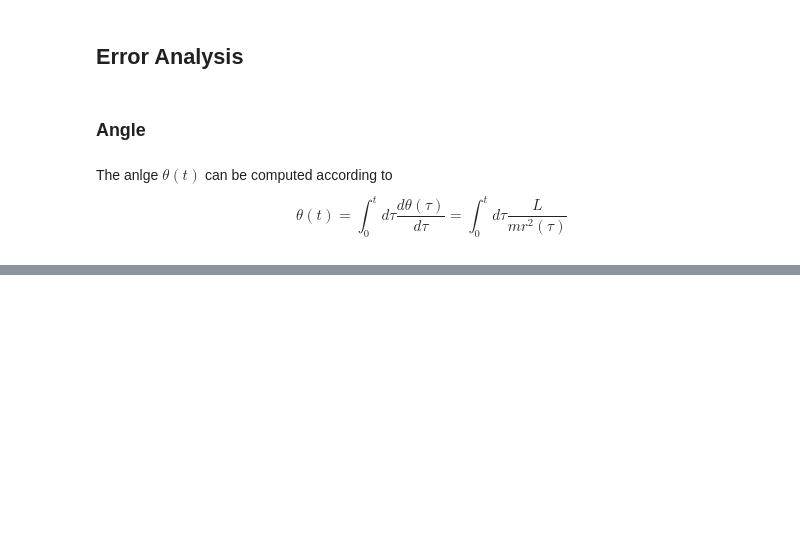
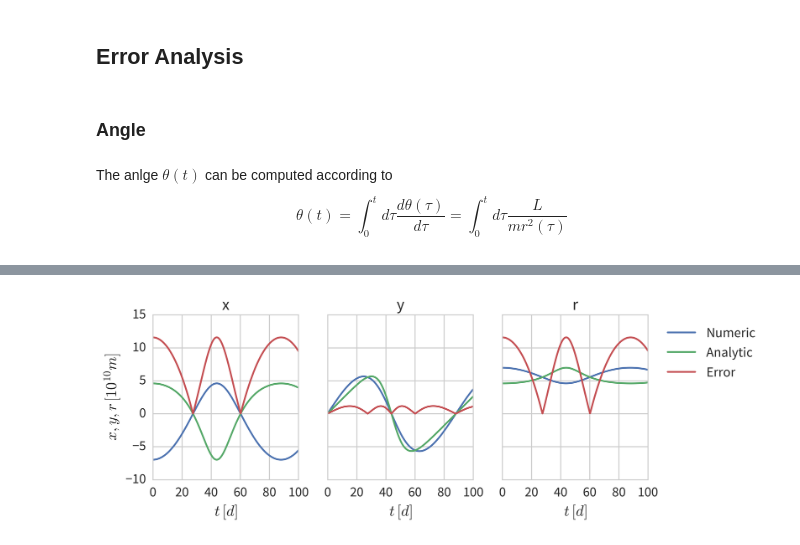
Before and after one commit to ckoerber/mercury-numerical, a Jupyter notebook: scripts/OrbitAnalysis.ipynb, the cells around one changed output, grey strips where cells are left out. Cells and saved outputs as stored; diff of their text form; code cells hidden in the pictures; blank space fills up the shorter version.

```diff
--- a/scripts/OrbitAnalysis.ipynb
+++ b/scripts/OrbitAnalysis.ipynb
@@ -384,0 +268,28 @@ plt.show()
+# %%
+fig, axs = plt.subplots(1,3,sharey=True,figsize=(9,3), dpi=500)
+
+axs[0].set_title("x")
+axs[0].plot(trange, xN, label="$x_N$")
+axs[0].plot(trange, xAR, label="$x_A$")
+axs[0].plot(trange, ex, label="$\Delta x$")
+
+axs[1].set_title("y")
+axs[1].plot(trange, yN, label="$y_N$")
+axs[1].plot(trange, yAR, label="$y_A$")
+axs[1].plot(trange, ey, label="$\Delta y$")
+
+axs[2].set_title("r")
+axs[2].plot(trange, np.sqrt(np.array(xN)**2 + np.array(yN)**2), label="Numeric")
+axs[2].plot(trange, np.sqrt(np.array(xAR)**2 + np.array(yAR)**2), label="Analytic")
+axs[2].plot(trange, er, label="Error")
+
+axs[-1].legend(loc="upper left", bbox_to_anchor=(1.05,1.))
+
+for ax in axs:
+    ax.set_xlabel("$t \, [d]$")
+
+axs[0].set_ylabel("$x,y,r \, [10^{10}m]$")
+
+plt.show()
+# %% [output]
+[figure, added]
```
Also changed, not shown: parts of 22 cells of this notebook, 2 other files.
